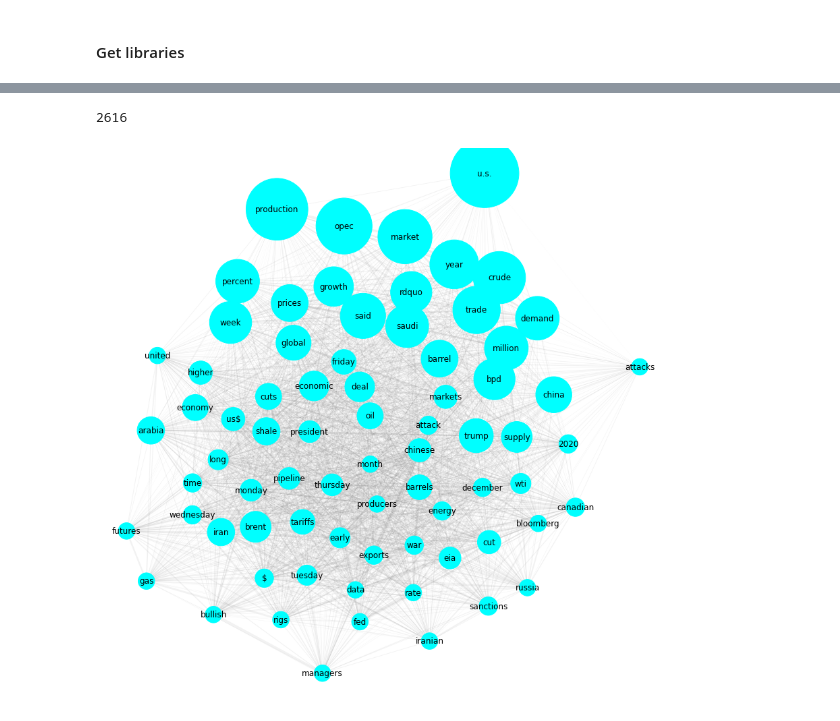
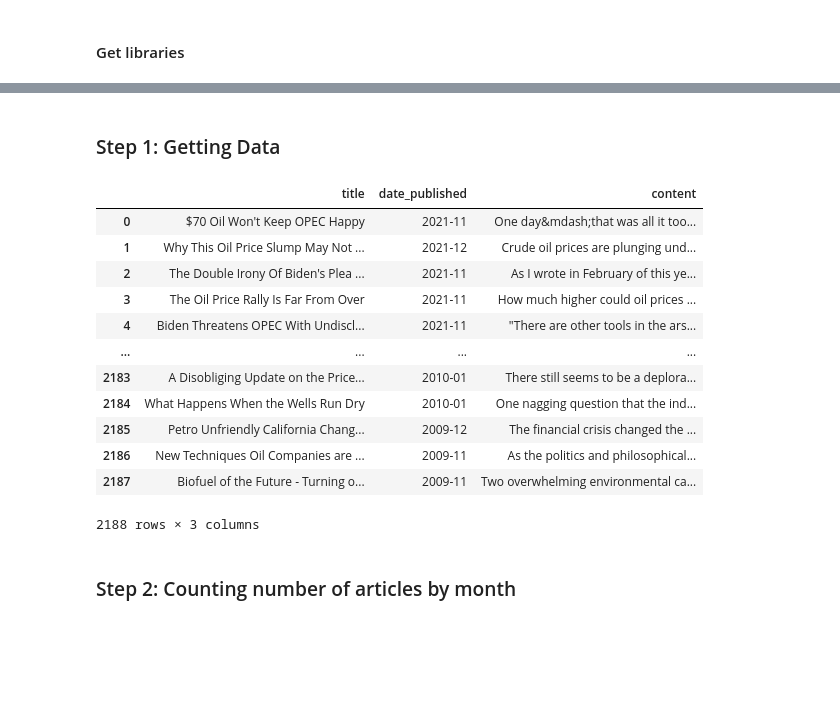
Before and after one commit to ebelingbarros/Final-project-Spiced-bootcamp, a Jupyter notebook: exploratory_data_analysis.ipynb, the cells around one changed output, grey strips where cells are left out. Cells and saved outputs as stored; diff of their text form; code cells hidden in the pictures; blank space fills up the shorter version.

```diff
--- a/exploratory_data_analysis.ipynb
+++ b/exploratory_data_analysis.ipynb
@@ -218,39 +4,0 @@ array([[1.        , 0.07692308, 0.109375  , ..., 0.04347826, 0.06122449,
-# %%
-nodes = []
-
-for i in range(len(vocab)):
-    for j in range(i+1, len(vocab)):
-        jaccard = jaccard_matrix[i, j]
-        if jaccard > 0:
-            nodes.append([re_vocab[i], re_vocab[j], word_cnt[re_vocab[i]], word_cnt[re_vocab[j]], jaccard])
-
-len(nodes)
-# %% [output]
-2616
-# %%
-G = nx.Graph()
-G.nodes(data=True)
-
-for pair in nodes:
-    node_x, node_y, node_x_cnt, node_y_cnt, jaccard = pair[0], pair[1], pair[2], pair[3], pair[4]
-    if not G.has_node(node_x):
-        G.add_node(node_x, count=node_x_cnt)
-    if not G.has_node(node_y):
-        G.add_node(node_y, count=node_y_cnt)
-    if not G.has_edge(node_x, node_y):
-        G.add_edge(node_x, node_y, weight=jaccard)
-
-plt.figure(figsize=(15,15))
-pos = nx.spring_layout(G, k=0.1)
-
-node_size = [d['count']*150 for (n,d) in G.nodes(data=True)]
-nx.draw_networkx_nodes(G, pos, node_color='cyan', alpha=1.0, node_size=node_size)
-nx.draw_networkx_labels(G, pos)
-
-edge_width = [d['weight']*10 for (u,v,d) in G.edges(data=True)]
-nx.draw_networkx_edges(G, pos, alpha=0.1, edge_color='grey', width=edge_width)
-
-plt.axis('off')
-plt.show()
-# %% [output]
-[figure, removed]
@@ -256,0 +33,22 @@ plt.show()
+# %% [markdown]
+### Step 1: Getting Data
+# %%
+corpus_oil_price=pd.read_csv("data/oil_price.csv", index_col=0)
+corpus_oil_price["date_published"] = pd.to_datetime(corpus_oil_price["date_published"], errors='coerce', utc=True).dt.to_period('m')
+corpus_oil_price
+# %% [output]
+|  | title | date_published | content |
+| 0 | $70 Oil Won't Keep OPEC Happy | 2021-11 | One day&mdash;that was all it too... |
+| 1 | Why This Oil Price Slump May Not ... | 2021-12 | Crude oil prices are plunging und... |
+| 2 | The Double Irony Of Biden's Plea ... | 2021-11 | As I wrote in February of this ye... |
+| 3 | The Oil Price Rally Is Far From Over | 2021-11 | How much higher could oil prices ... |
+| 4 | Biden Threatens OPEC With Undiscl... | 2021-11 | "There are other tools in the ars... |
+| ... | ... | ... | ... |
+| 2183 | A Disobliging Update on the Price... | 2010-01 | There still seems to be a deplora... |
+| 2184 | What Happens When the Wells Run Dry | 2010-01 | One nagging question that the ind... |
+| 2185 | Petro Unfriendly California Chang... | 2009-12 | The financial crisis changed the ... |
+| 2186 | New Techniques Oil Companies are ... | 2009-11 | As the politics and philosophical... |
+| 2187 | Biofuel of the Future - Turning o... | 2009-11 | Two overwhelming environmental ca... |
+2188 rows × 3 columns
+# %% [markdown]
+### Step 2: Counting number of articles by month
```
Also changed, not shown: parts of 38 cells of this notebook, 1 other file.
